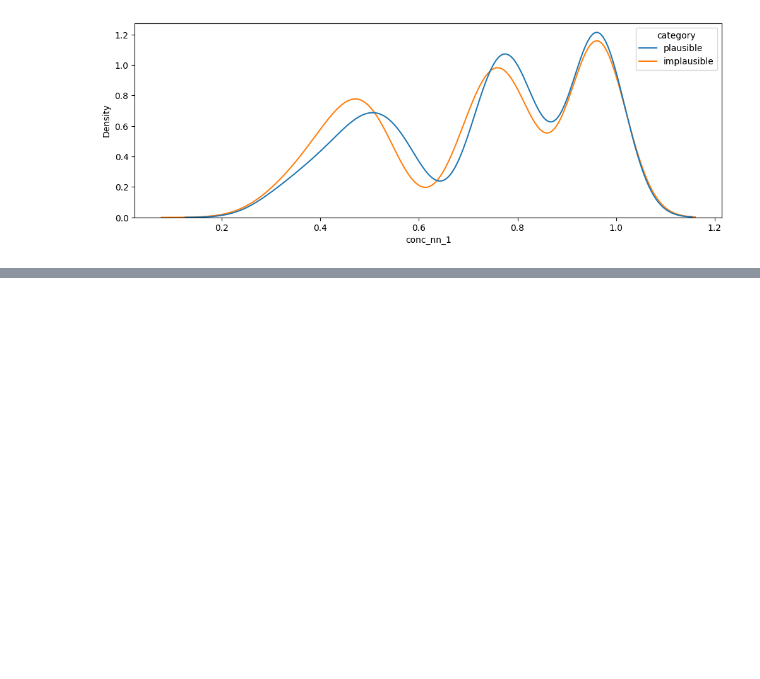
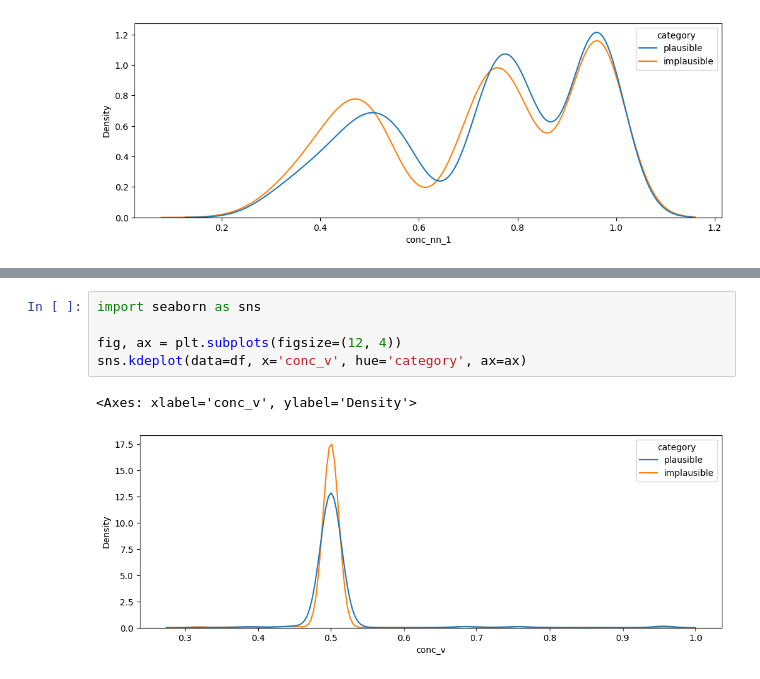
Before and after one commit to asarthaks/plausibility_classification, a Jupyter notebook: analysis/ExploratoryDataAnalysis - PEP.ipynb, the cells around one changed output, grey strips where cells are left out. Cells and saved outputs as stored; diff of their text form; blank space fills up the shorter version.

```diff
--- a/analysis/ExploratoryDataAnalysis - PEP.ipynb
+++ b/analysis/ExploratoryDataAnalysis - PEP.ipynb
@@ -283,0 +299,8 @@ sns.kdeplot(data=df, x='conc_nn_1', hue='category', ax=ax)
+# %%
+import seaborn as sns
+
+fig, ax = plt.subplots(figsize=(12, 4))
+sns.kdeplot(data=df, x='conc_v', hue='category', ax=ax)
+# %% [output]
+<Axes: xlabel='conc_v', ylabel='Density'>
+[figure, added]
```
Also changed, not shown: parts of 20 cells of this notebook, 1 other file.
